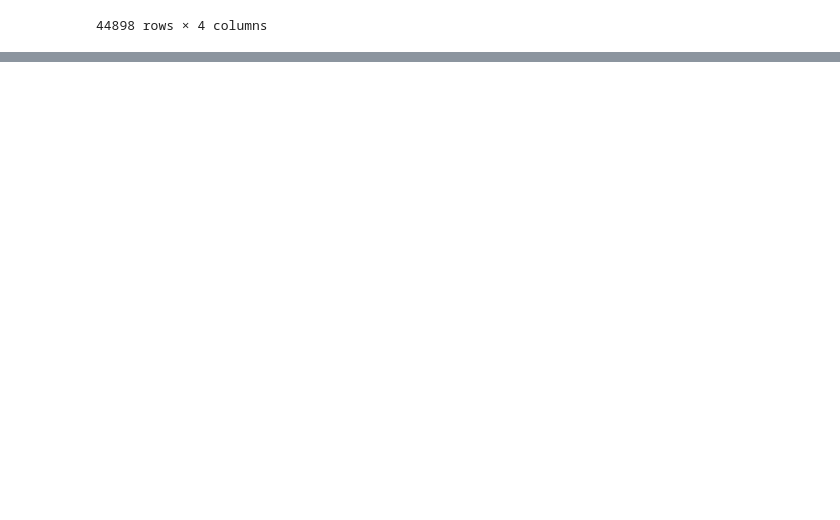
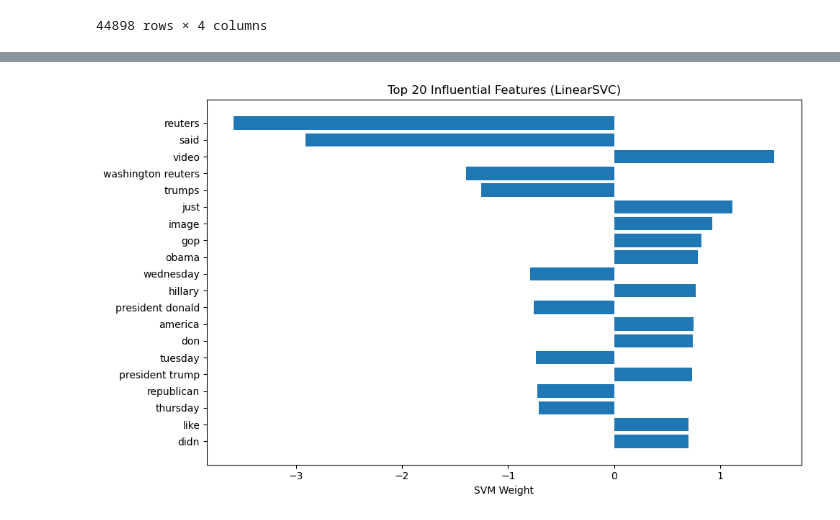
Before and after one commit to junyang99/IS424, a Jupyter notebook: Source-Based Classification (ISOT)/SVM_Kaggle.ipynb, the cells around one changed output, grey strips where cells are left out. Saved outputs shown, nothing was run; the diff lists cells and outputs as text; code cells hidden in the pictures; blank space fills up the shorter version.

```diff
--- a/Source-Based Classification (ISOT)/SVM_Kaggle.ipynb
+++ b/Source-Based Classification (ISOT)/SVM_Kaggle.ipynb
@@ -310,0 +244,27 @@ Model Confidence (Distance from decision boundary): 0.9594
+# %%
+# Get feature names from TF-IDF
+feature_names = np.array(vectorizer.get_feature_names_out())
+
+# Get absolute weights from the SVM model
+coefs = svm_model.coef_[0]  # shape: (n_features,)
+abs_coefs = np.abs(coefs)
+
+# Get indices of top 20 features
+top_n = 20
+top_indices = np.argsort(abs_coefs)[-top_n:][::-1]  # top 20, descending
+
+# Extract names and scores
+top_features = feature_names[top_indices]
+top_weights = coefs[top_indices]
+
+# Plot
+plt.figure(figsize=(10, 6))
+plt.barh(range(top_n), top_weights, align='center')
+plt.yticks(range(top_n), top_features)
+plt.gca().invert_yaxis()
+plt.xlabel("SVM Weight")
+plt.title("Top 20 Influential Features (LinearSVC)")
+plt.tight_layout()
+plt.show()
+# %% [output]
+[figure, added]
```
Also changed, not shown: parts of 15 cells of this notebook.
